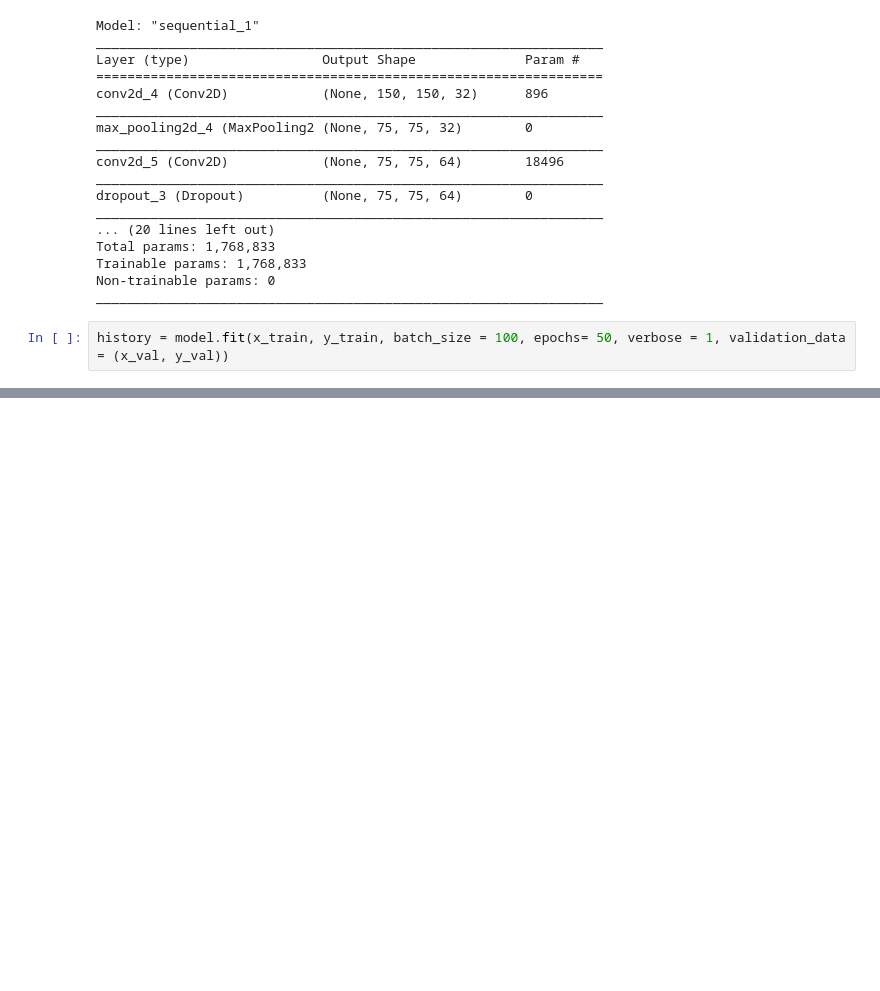
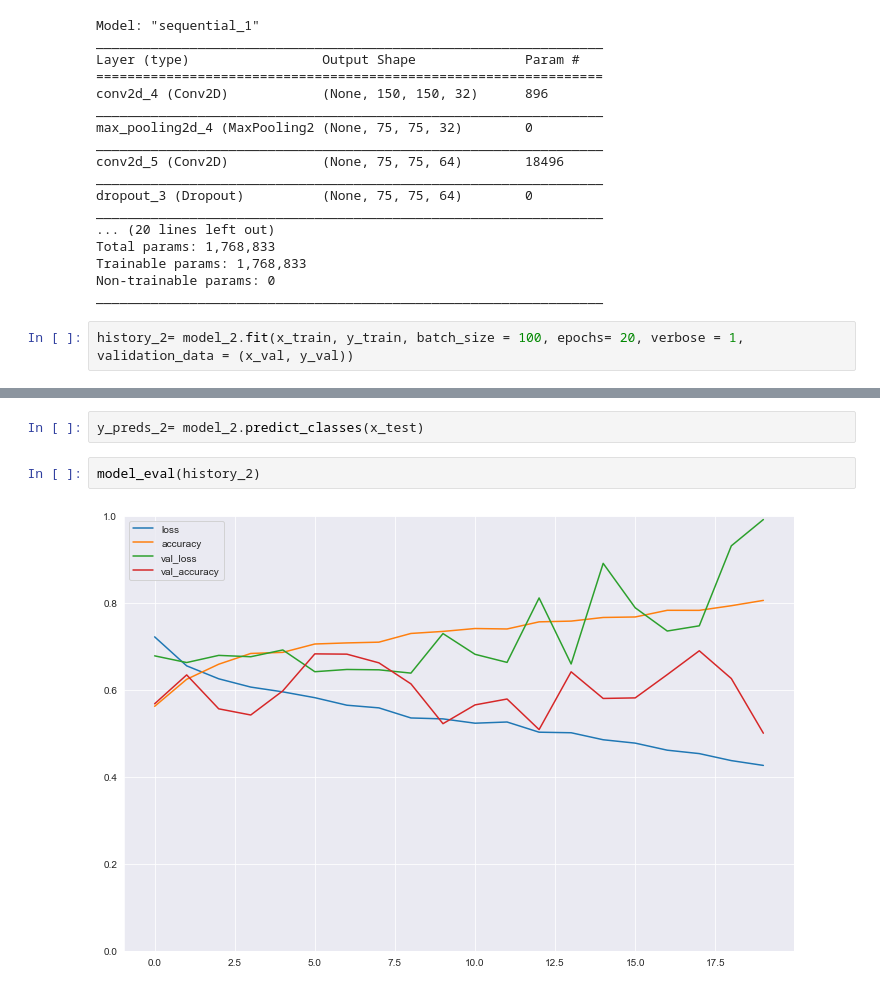
Before and after one commit to ptanner925/wildfire_capstone, a Jupyter notebook: Notebooks/Final_Notebook.ipynb, the cells around one changed output, grey strips where cells are left out. Saved outputs shown, nothing was run; the diff lists cells and outputs as text; blank space fills up the shorter version.

```diff
--- a/Notebooks/Final_Notebook.ipynb
+++ b/Notebooks/Final_Notebook.ipynb
@@ -460,4 +471,4 @@ Trainable params: 1,768,833
 Non-trainable params: 0
 _________________________________________________________________
 # %%
-history = model.fit(x_train, y_train, batch_size = 100, epochs= 50, verbose = 1, validation_data = (x_val, y_val))
+history_2= model_2.fit(x_train, y_train, batch_size = 100, epochs= 20, verbose = 1, validation_data = (x_val, y_val))
@@ -463,0 +493,6 @@ history = model.fit(x_train, y_train, batch_size = 100, epochs= 50, verbose = 1,
+# %%
+y_preds_2= model_2.predict_classes(x_test)
+# %%
+model_eval(history_2)
+# %% [output]
+[figure, added]
```
Also changed, not shown: parts of 35 cells of this notebook.
